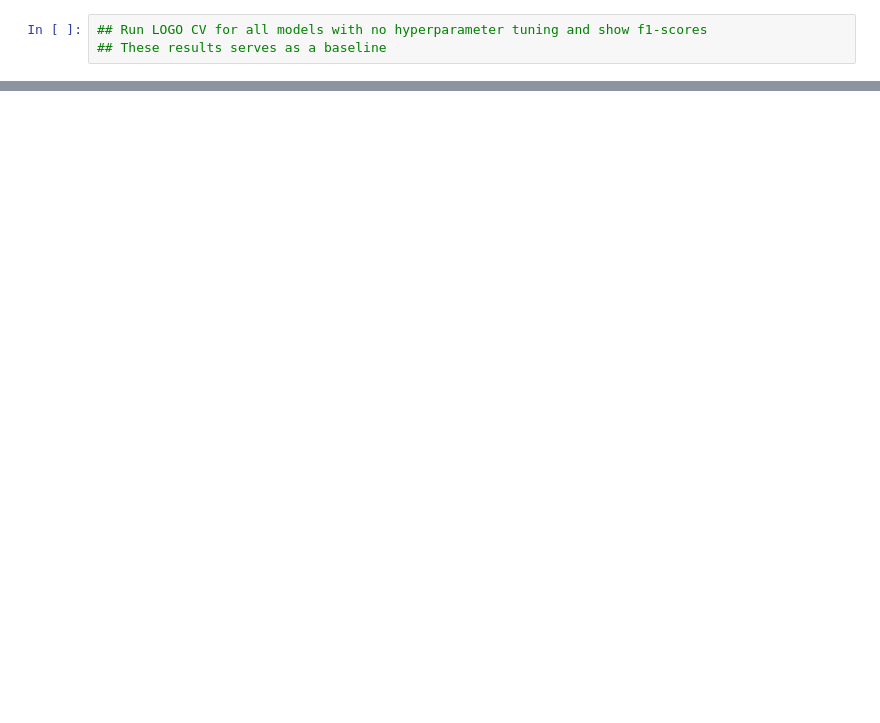
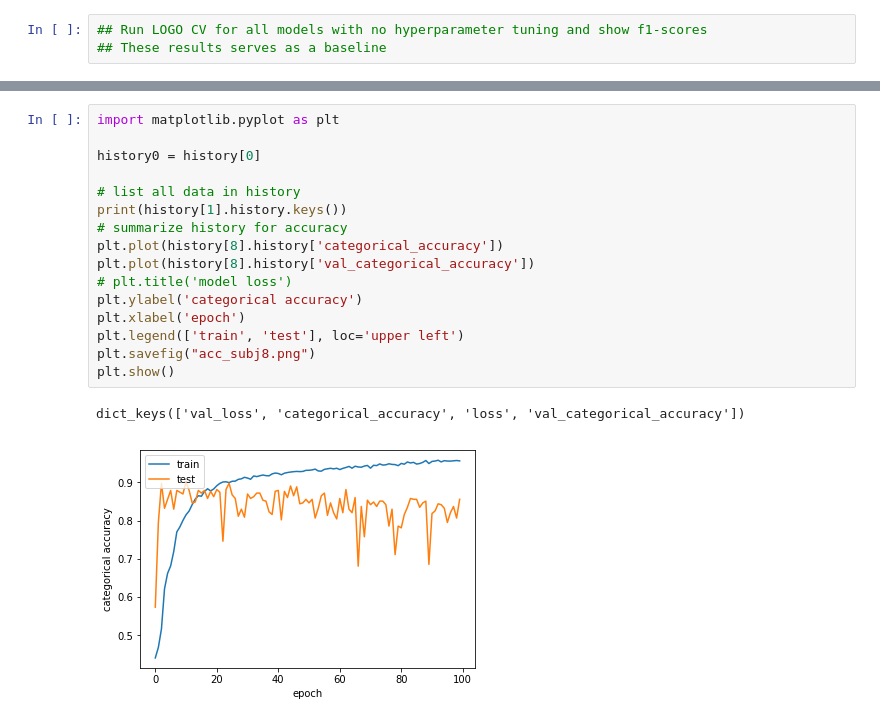
Before and after one commit to suehy/chair_sensor, a Jupyter notebook: ml_project/notebooks/models_experiments.ipynb, the cells around one changed output, grey strips where cells are left out. Drawn from its saved outputs; the diff is of its cells as text; blank space fills up the shorter version.

```diff
--- a/ml_project/notebooks/models_experiments.ipynb
+++ b/ml_project/notebooks/models_experiments.ipynb
@@ -323,0 +2111,19 @@ for name in listdir(source):
+# %%
+import matplotlib.pyplot as plt
+
+history0 = history[0]
+
+# list all data in history
+print(history[1].history.keys())
+# summarize history for accuracy
+plt.plot(history[8].history['categorical_accuracy'])
+plt.plot(history[8].history['val_categorical_accuracy'])
+# plt.title('model loss')
+plt.ylabel('categorical accuracy')
+plt.xlabel('epoch')
+plt.legend(['train', 'test'], loc='upper left')
+plt.savefig("acc_subj8.png")
+plt.show()
+# %% [output]
+dict_keys(['val_loss', 'categorical_accuracy', 'loss', 'val_categorical_accuracy'])
+[figure, added]
```
Also changed, not shown: parts of 32 cells of this notebook, 44 other files.
